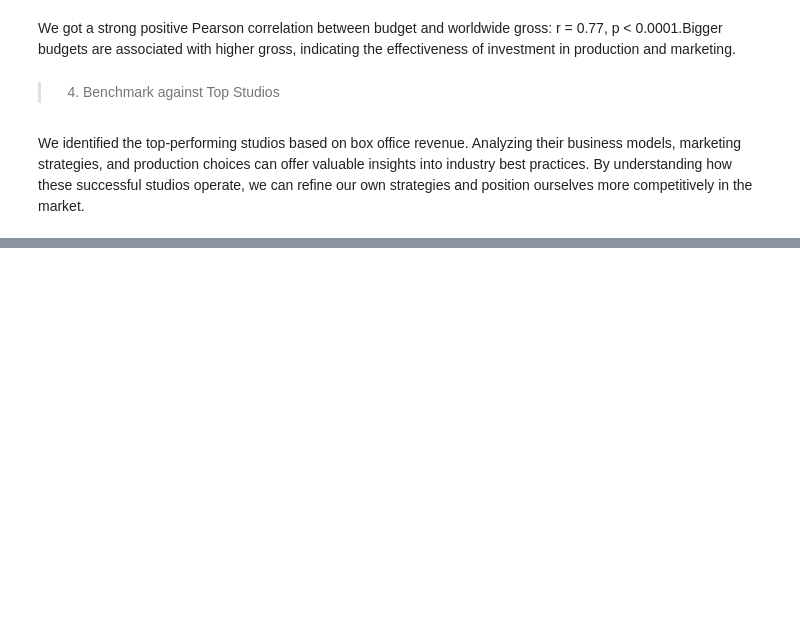
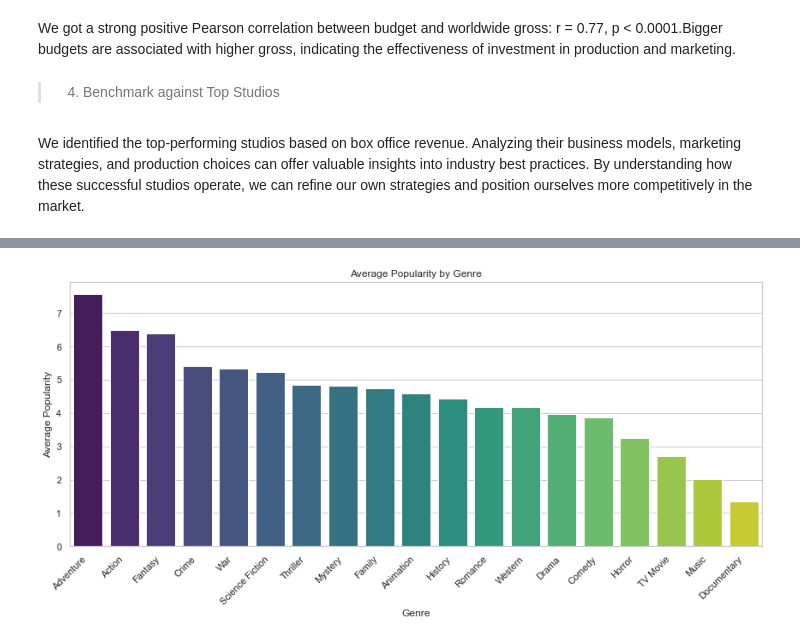
Before and after one commit to JUDAH004/GROUP-4_SK_-PHASE-2-PROJECT, a Jupyter notebook: project_notebook.ipynb, the cells around one changed output, grey strips where cells are left out. Saved outputs shown, nothing was run; the diff lists cells and outputs as text; code cells hidden in the pictures; blank space fills up the shorter version.

Commit message:
Added the Movie Database Analysis

```diff
--- a/project_notebook.ipynb
+++ b/project_notebook.ipynb
@@ -487,0 +513,6 @@ We identified the top-performing studios based on box office revenue. Analyzing
+# %%
+# Load the dataset
+df = pd.read_csv("./Data/tmdb.movies.csv.gz", compression='gzip', index_col=0)
+
+# Display the first 10 rows of the dataset
+df.head(10)
@@ -487,0 +589,4 @@ We identified the top-performing studios based on box office revenue. Analyzing
+# %%
+# Convert 'release_date' to datetime format
+df['release_date'] = pd.to_datetime(df['release_date'], errors='coerce')
+df['release_date']
@@ -487,0 +610,7 @@ We identified the top-performing studios based on box office revenue. Analyzing
+# %%
+# Convert 'genre_ids' from string to list of integers
+# import ast because the genre_ids are stored as text that looks like a list
+# use the ast.literal_eval() because it safely converts a string into real python objects(list,dict,etc)
+import ast
+df['genre_ids'] = df['genre_ids'].apply(ast.literal_eval)
+df['genre_ids'].head(10)
@@ -487,0 +759,18 @@ We identified the top-performing studios based on box office revenue. Analyzing
+# %%
+# Most Common and popular genre
+# Set style
+sns.set(style="whitegrid")
+plt.figure(figsize=(12, 6))
+
+# Bar plot: Top genres by average popularity
+top_genres = genre_stats.sort_values(by='avg_popularity', ascending=False)
+
+sns.barplot(data=top_genres, x=top_genres.index, y='avg_popularity', palette='viridis')
+plt.title('Average Popularity by Genre')
+plt.xlabel('Genre')
+plt.ylabel('Average Popularity')
+plt.xticks(rotation=45, ha='right')
+plt.tight_layout()
+plt.show();
+# %% [output]
+[figure, added]
```
Also changed, not shown: parts of 43 cells of this notebook.
